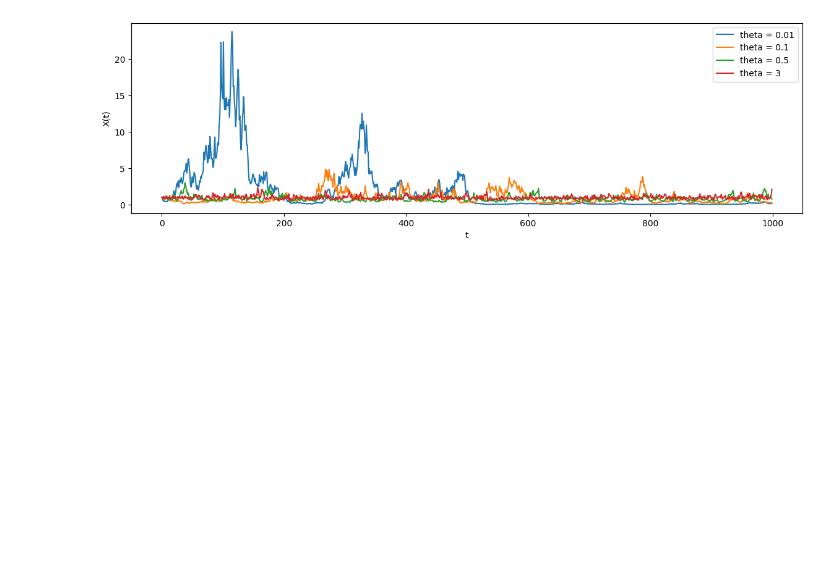
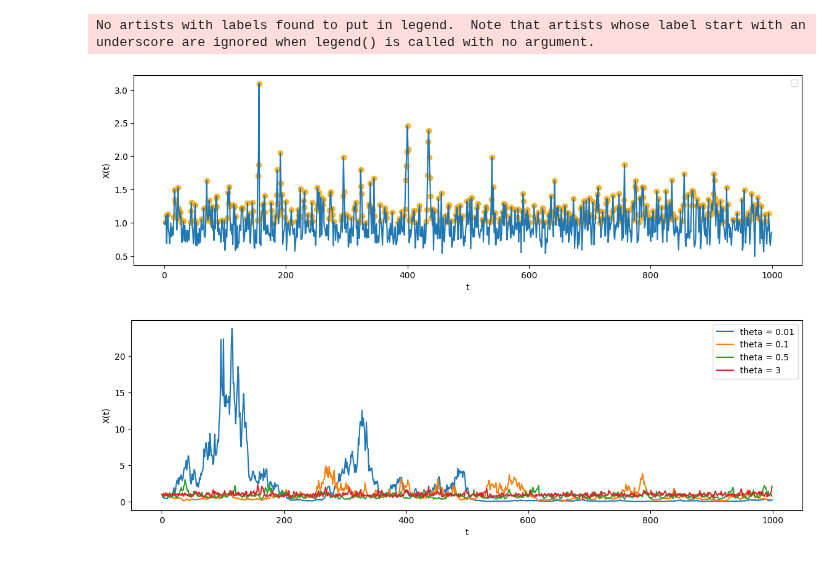
Before and after one commit to falric05/AII-Flare-prediction, a Jupyter notebook: notebooks/prova_plots.ipynb, the cells around one changed output. Saved outputs shown, nothing was run; the diff lists cells and outputs as text; code cells hidden in the pictures; blank space fills up the shorter version.

```diff
--- a/notebooks/prova_plots.ipynb
+++ b/notebooks/prova_plots.ipynb
@@ -27,3 +27,11 @@ No artists with labels found to put in legend.  Note that artists whose label st
+# %%
+# plot grid varying one single parameter
+run = 6
+run, mu, sigma, theta, delta = 0, 1, 0.5, 3, 0.2
+fplt.plot_grid_datapoints(grid, params, run=run, mu=mu, sigma=sigma, theta=theta, delta=delta, labels=labels)
+# %% [output]
+No artists with labels found to put in legend.  Note that artists whose label start with an underscore are ignored when legend() is called with no argument.
+[figure, added]
 # %%
 # plot grid varying one single parameter
 fplt.plot_grid_datapoints(grid, data_loader.get_params(), run=6, variation='theta')
```
Also changed, not shown: parts of 1 cell of this notebook, 1 other file.
